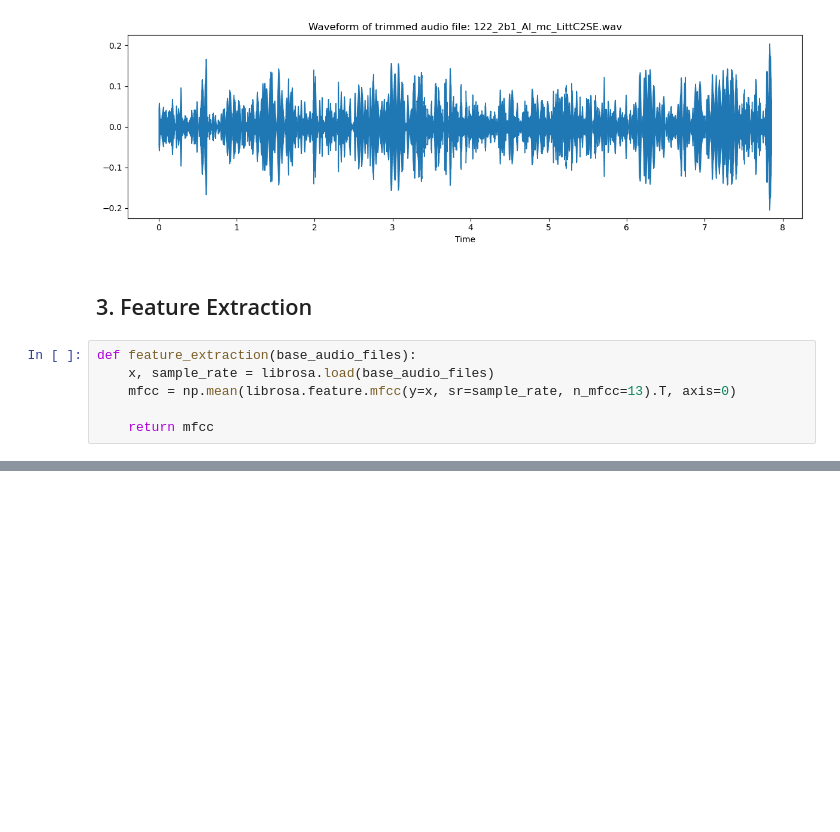
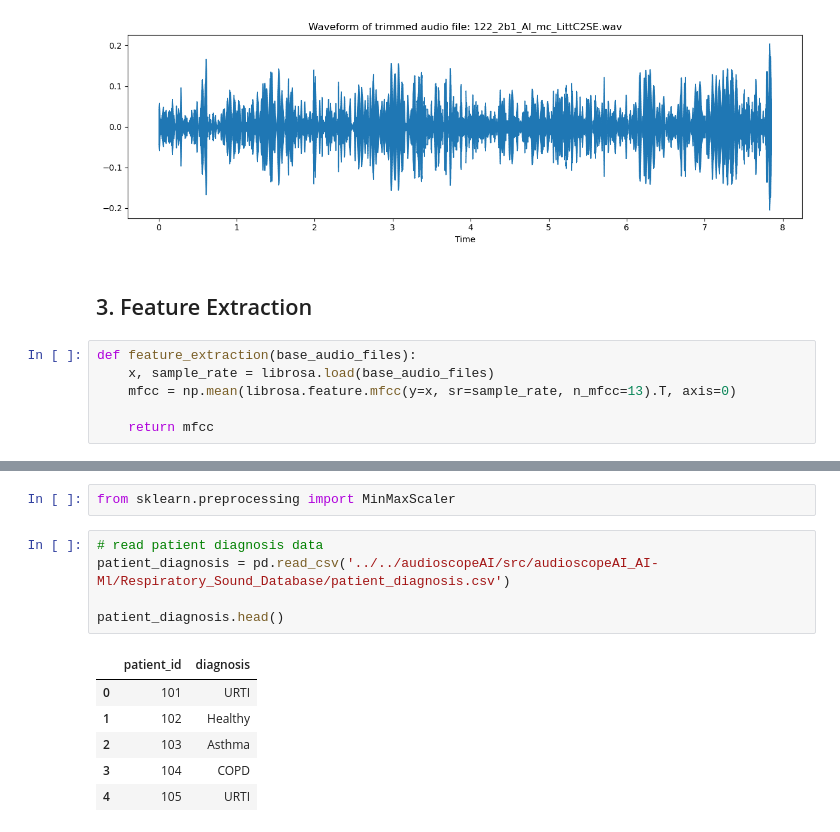
Before and after one commit to Ardavaa/breathelytics, a Jupyter notebook: notebook/cnn.ipynb, the cells around one changed output, grey strips where cells are left out. Drawn from its saved outputs; the diff is of its cells as text; blank space fills up the shorter version.

```diff
--- a/notebook/cnn.ipynb
+++ b/notebook/cnn.ipynb
@@ -168,3 +170,17 @@ MFCC dataframe shape: (920, 14)
 | 2 | -596.806091 | 116.009735 | 60.592537 | 25.570189 | 26.233389 | 38.501705 | 36.034607 | 18.649155 | 3.548372 | 0.805531 | 5.737569 | ... |
 | 3 | -418.433228 | 68.255913 | 48.025726 | 33.063881 | 27.974850 | 26.455481 | 22.683329 | 18.157923 | 15.907789 | 15.104877 | 13.302152 | ... |
 | 4 | -441.498169 | 100.994278 | 74.064339 | 43.248154 | 19.710049 | 7.843437 | 5.497488 | 8.012251 | 11.732349 | 14.880522 | 16.776686 | ... |
+# %%
+from sklearn.preprocessing import MinMaxScaler
+# %%
+# read patient diagnosis data
+patient_diagnosis = pd.read_csv('../../audioscopeAI/src/audioscopeAI_AI-Ml/Respiratory_Sound_Database/patient_diagnosis.csv')
+
+patient_diagnosis.head()
+# %% [output]
+|  | patient_id | diagnosis |
+| 0 | 101 | URTI |
+| 1 | 102 | Healthy |
+| 2 | 103 | Asthma |
+| 3 | 104 | COPD |
+| 4 | 105 | URTI |
```
Also changed, not shown: parts of 15 cells of this notebook, 2 other files.
